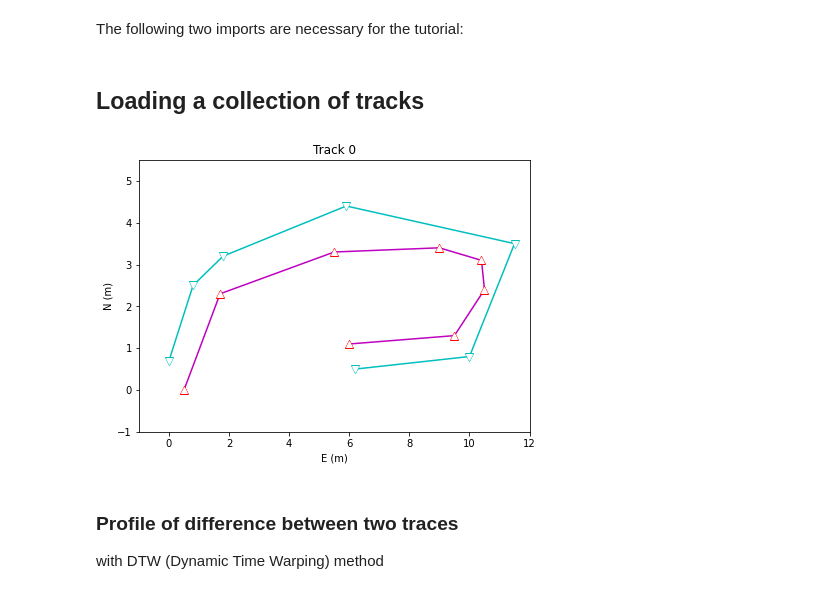
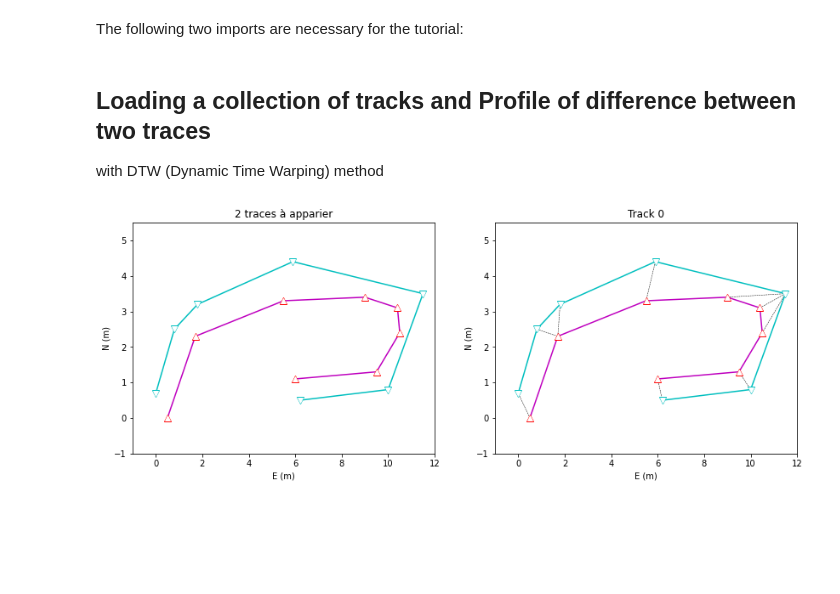
Before and after one commit to umrlastig/tracklib, a Jupyter notebook: doc/source/userguide/UG_Matching.ipynb, the cells around one changed output. Saved outputs shown, nothing was run; the diff lists cells and outputs as text; code cells hidden in the pictures; blank space fills up the shorter version.

```diff
--- a/doc/source/userguide/UG_Matching.ipynb
+++ b/doc/source/userguide/UG_Matching.ipynb
@@ -31,29 +33,51 @@ import matplotlib.pyplot as plt
 # Import tracklib library
 import tracklib as tkl
 # %% [markdown]
-## Loading a collection of tracks
+## Loading a collection of tracks and Profile of difference between two traces
+
+with DTW (Dynamic Time Warping) method
 # %%
 tkl.ObsTime.setReadFormat("4Y-2M-2D 2h:2m:2s")
 
-plt.figure(figsize=(7, 5))
+plt.figure(figsize=(14, 5))
 
-chemin1 = '../../../../test/data/compare/dtw1.csv'
+
+ax1 = plt.subplot2grid((1, 2), (0, 0))
+chemin1 = '../../../test/data/compare/dtw1.csv'
 trace1 = tkl.TrackReader.readFromCsv(chemin1, 0, 1, 2, 3, separator=",",read_all=True, h=1)
 trace1gr = trace1.copy()
-trace1gr.plot('m-')
-trace1.plotAsMarkers(type=tkl.MARKERS_TYPE_WARNING)
+trace1gr.plot('m-', append=ax1)
+trace1.plotAsMarkers(type=tkl.MARKERS_TYPE_WARNING, append=ax1)
 
-chemin2 = '../../../../test/data/compare/dtw2.csv'
+chemin2 = '../../../test/data/compare/dtw2.csv'
 trace2 = tkl.TrackReader.readFromCsv(chemin2, 0, 1, 2, 3, separator=",",read_all=True, h=1)
-trace2.plot('c-')
-trace2.plotAsMarkers(bkg='w', frg='c', sym_frg = " ", sym_bkg = "v")
+trace2.plot('c-', append=ax1)
+trace2.plotAsMarkers(bkg='w', frg='c', sym_frg = " ", sym_bkg = "v", append=ax1)
+
+ax1.set_title('2 traces à apparier')
+ax1.set_xlim(-1, 12)
+plt.ylim([-1, 5.5])
+
+# ----
+
+ax2 = plt.subplot2grid((1, 2), (0, 1))
+
+mode = tkl.MODE_MATCHING_DTW
+p = 2
+dim = 2
+
+profile = tkl.match(trace1, trace2, mode=mode, p=p, dim=dim, verbose=False, plot=False)
+tkl.plotMatching(profile, trace2, append=ax2)
+
+trace1gr.plot('m-', append=ax2)
+trace1.plotAsMarkers(type=tkl.MARKERS_TYPE_WARNING, append=ax2)
+trace2.plot('c-', append=ax2)
+trace2.plotAsMarkers(bkg='w', frg='c', sym_frg = " ", sym_bkg = "v", append=ax2)
+
+# ----
 
 plt.xlim([-1, 12])
 plt.ylim([-1, 5.5])
 plt.show()
 # %% [output]
-[figure, old version]
+[figure, new version]
-# %% [markdown]
-### Profile of difference between two traces
-
-with DTW (Dynamic Time Warping) method
```
Also changed, not shown: parts of 6 cells of this notebook, 1 other file.
